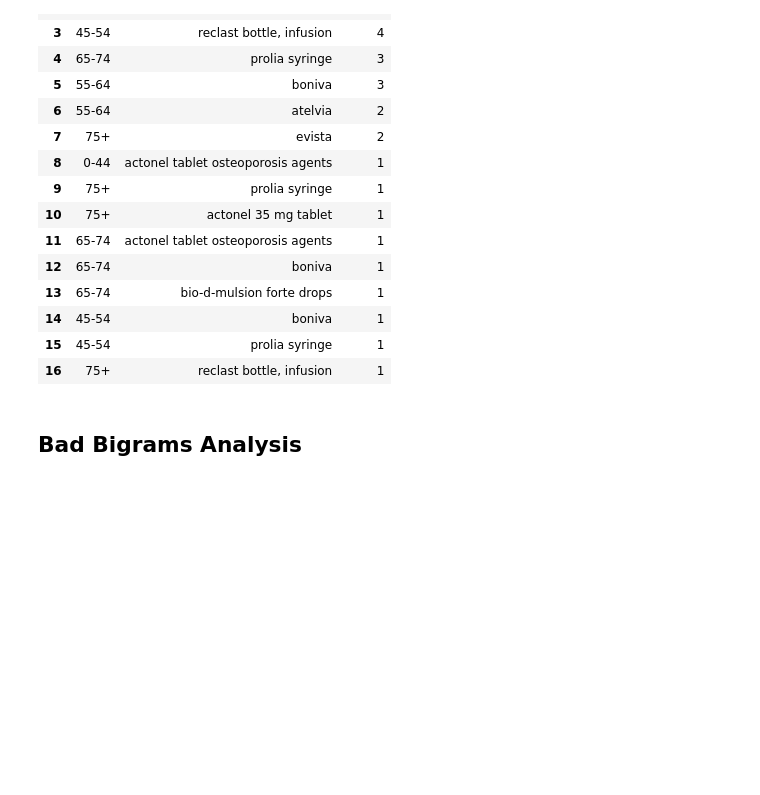
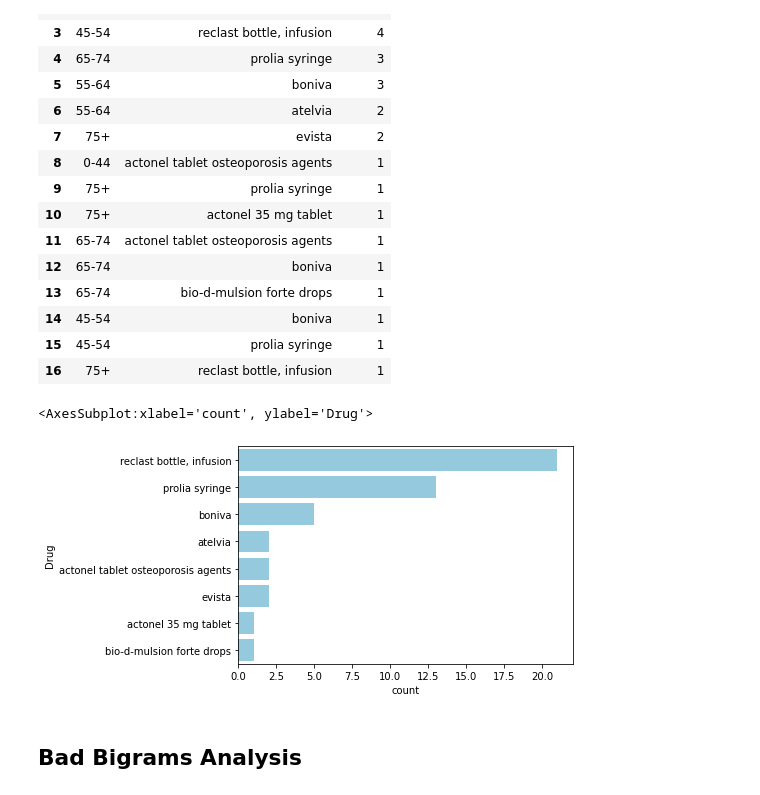
Before and after one commit to woonsupkim/DrugReview, a Jupyter notebook: NLP_Visuals.ipynb, the cells around one changed output. Cells and saved outputs as stored; diff of their text form; code cells hidden in the pictures; blank space fills up the shorter version.

```diff
--- a/NLP_Visuals.ipynb
+++ b/NLP_Visuals.ipynb
@@ -383,6 +379,11 @@ df_ost_good_bi.groupby(['Age', 'Drug'])['Age'].agg(count='size').sort_values(by
 | 14 | 45-54 | boniva | 1 |
 | 15 | 45-54 | prolia syringe | 1 |
 | 16 | 75+ | reclast bottle, infusion | 1 |
+# %%
+sns.countplot(y = 'Drug', data=df_ost_good_bi, color = 'skyblue', order = df_ost_good_bi['Drug'].value_counts().index)
+# %% [output]
+<AxesSubplot:xlabel='count', ylabel='Drug'>
+[figure, added]
 # %% [markdown]
 ## Bad Bigrams Analysis
 # %%
```
Also changed, not shown: parts of 8 cells of this notebook.
